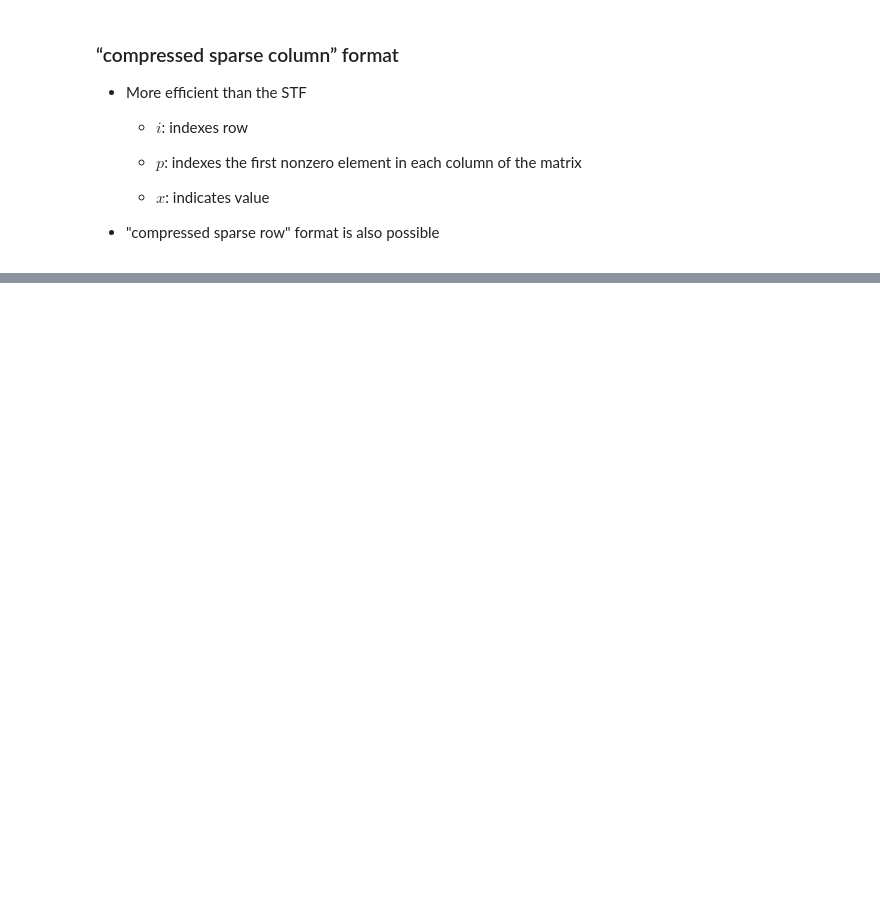
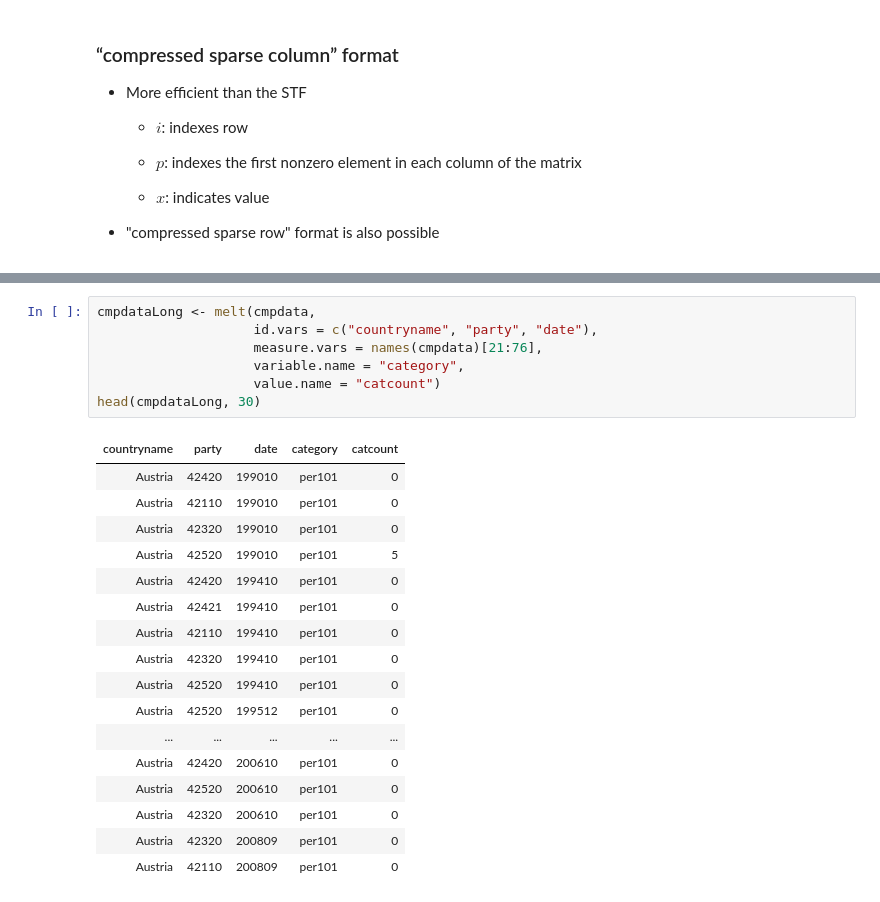
Before and after one commit to IvonGu/lectures-1, a Jupyter notebook: week02/ST445_wk2_lecture.ipynb, the cells around one changed output, grey strips where cells are left out. Cells and saved outputs as stored; diff of their text form; blank space fills up the shorter version.

```diff
--- a/week02/ST445_wk2_lecture.ipynb
+++ b/week02/ST445_wk2_lecture.ipynb
@@ -320,0 +451,25 @@ This is “wide" format: ![image](figures/cmpdata.png){width="105.00000%"}
+# %%
+cmpdataLong <- melt(cmpdata,
+                    id.vars = c("countryname", "party", "date"),
+                    measure.vars = names(cmpdata)[21:76],
+                    variable.name = "category",
+                    value.name = "catcount")
+head(cmpdataLong, 30)
+# %% [output]
+| countryname | party | date | category | catcount |
+| Austria | 42420 | 199010 | per101 | 0 |
+| Austria | 42110 | 199010 | per101 | 0 |
+| Austria | 42320 | 199010 | per101 | 0 |
+| Austria | 42520 | 199010 | per101 | 5 |
+| Austria | 42420 | 199410 | per101 | 0 |
+| Austria | 42421 | 199410 | per101 | 0 |
+| Austria | 42110 | 199410 | per101 | 0 |
+| Austria | 42320 | 199410 | per101 | 0 |
+| Austria | 42520 | 199410 | per101 | 0 |
+| Austria | 42520 | 199512 | per101 | 0 |
+| ... | ... | ... | ... | ... |
+| Austria | 42420 | 200610 | per101 | 0 |
+| Austria | 42520 | 200610 | per101 | 0 |
+| Austria | 42320 | 200610 | per101 | 0 |
+| Austria | 42320 | 200809 | per101 | 0 |
+| Austria | 42110 | 200809 | per101 | 0 |
```
Also changed, not shown: parts of 40 cells of this notebook.
